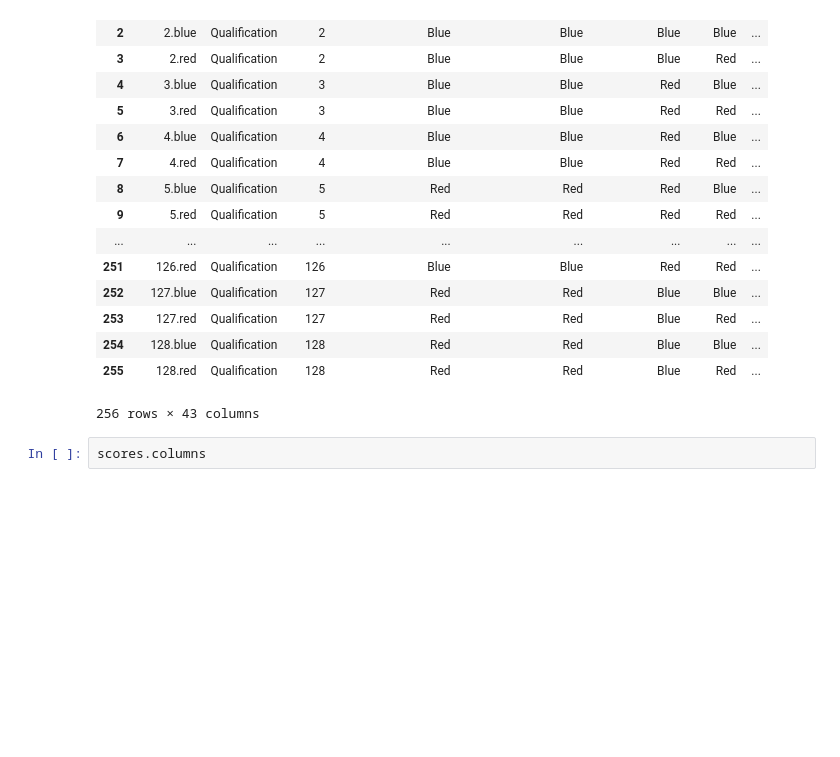
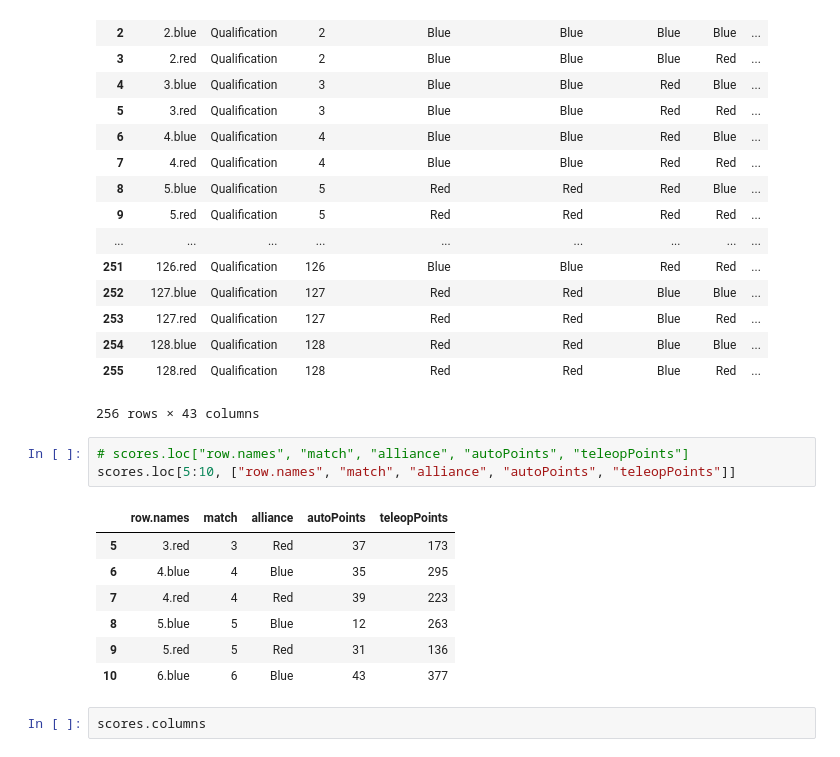
Before and after one commit to irs1318dev/python_class, a Jupyter notebook: 11_SQL2/sqlalchemy.ipynb, the cells around one changed output. Saved outputs shown, nothing was run; the diff lists cells and outputs as text; blank space fills up the shorter version.

```diff
--- a/11_SQL2/sqlalchemy.ipynb
+++ b/11_SQL2/sqlalchemy.ipynb
@@ -123,6 +126,17 @@ scores
 | 254 | 128.blue | Qualification | 128 | Red | Red | Blue | Blue | ... |
 | 255 | 128.red | Qualification | 128 | Red | Red | Blue | Red | ... |
 256 rows × 43 columns
+# %%
+# scores.loc["row.names", "match", "alliance", "autoPoints", "teleopPoints"]
+scores.loc[5:10, ["row.names", "match", "alliance", "autoPoints", "teleopPoints"]]
+# %% [output]
+|  | row.names | match | alliance | autoPoints | teleopPoints |
+| 5 | 3.red | 3 | Red | 37 | 173 |
+| 6 | 4.blue | 4 | Blue | 35 | 295 |
+| 7 | 4.red | 4 | Red | 39 | 223 |
+| 8 | 5.blue | 5 | Blue | 12 | 263 |
+| 9 | 5.red | 5 | Red | 31 | 136 |
+| 10 | 6.blue | 6 | Blue | 43 | 377 |
 # %%
 scores.columns
 # %% [output]
```
Also changed, not shown: parts of 11 cells of this notebook, 46 other files.
